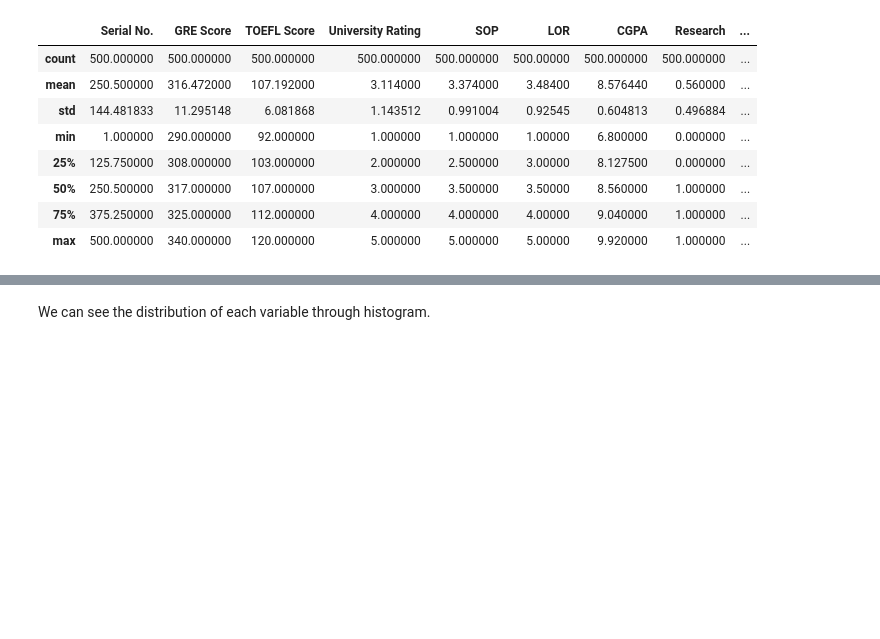
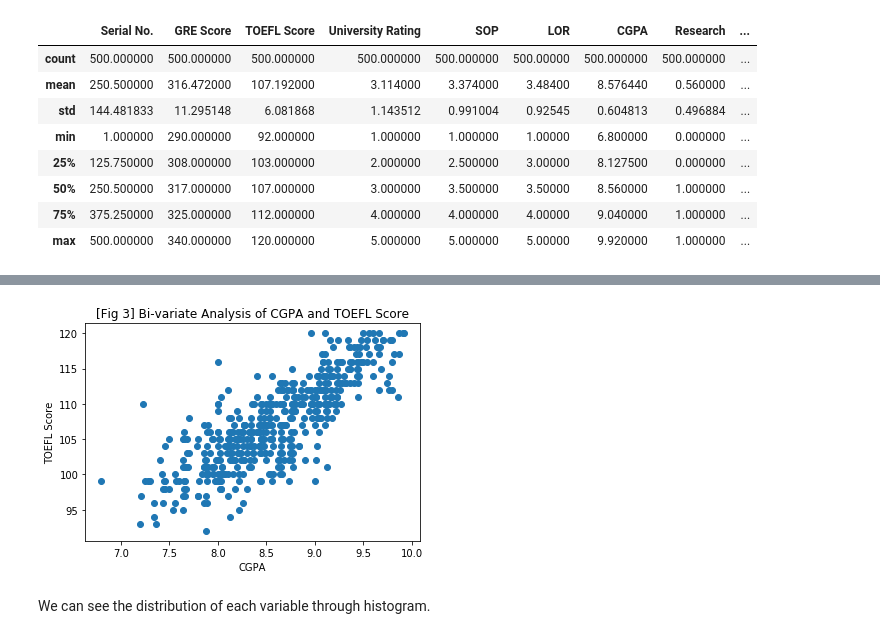
Before and after one commit to EndlessJoon/ML-Nanodegree, a Jupyter notebook: capstone/capstone.ipynb, the cells around one changed output, grey strips where cells are left out. Saved outputs shown, nothing was run; the diff lists cells and outputs as text; code cells hidden in the pictures; blank space fills up the shorter version.

```diff
--- a/capstone/capstone.ipynb
+++ b/capstone/capstone.ipynb
@@ -51,3 +67,11 @@ import matplotlib.pyplot as plt
+# %%
+plt.scatter(admission['CGPA'],admission['TOEFL Score'])
+plt.title("[Fig 3] Bi-variate Analysis of CGPA and TOEFL Score")
+plt.xlabel("CGPA")
+plt.ylabel("TOEFL Score")
+plt.show()
+# %% [output]
+[figure, added]
 # %% [markdown]
 We can see the distribution of each variable through histogram.
 # %%
```
Also changed, not shown: parts of 24 cells of this notebook.
